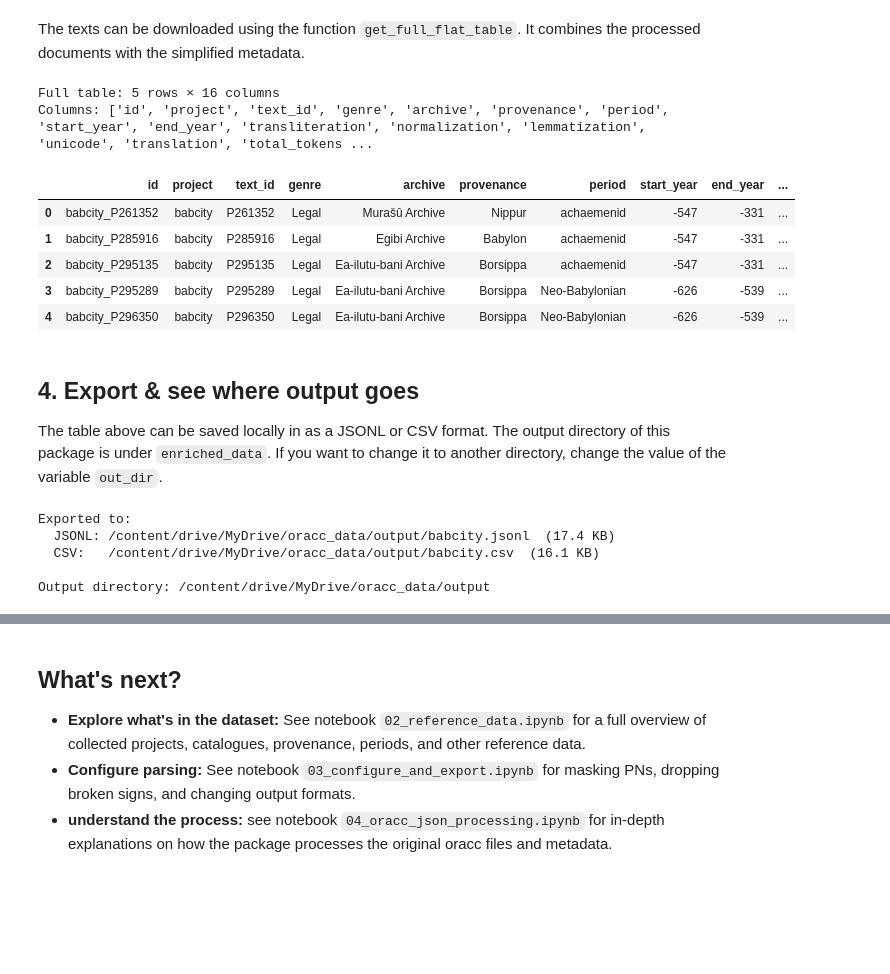
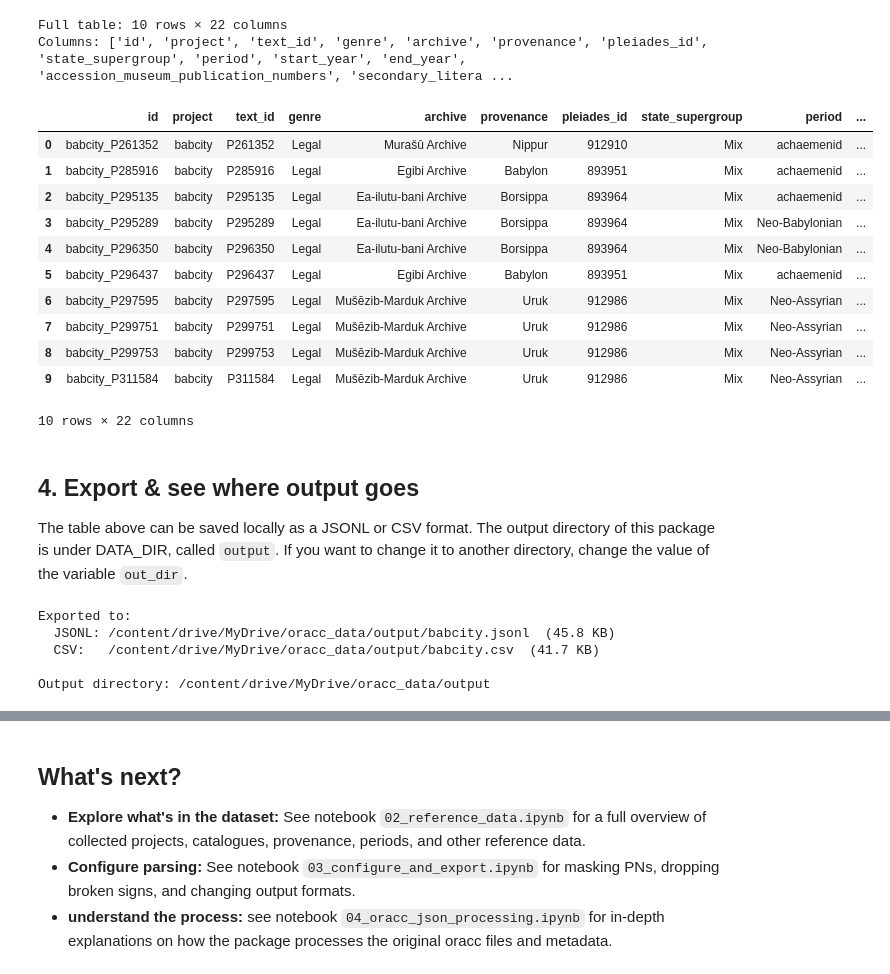
Before and after one commit to shaharspencer/oracc-parser, a Jupyter notebook: notebooks/01_quickstart.ipynb, the cells around one changed output, grey strips where cells are left out. Cells and saved outputs as stored; diff of their text form; code cells hidden in the pictures; blank space fills up the shorter version.

```diff
--- a/notebooks/01_quickstart.ipynb
+++ b/notebooks/01_quickstart.ipynb
@@ -67,23 +93,12 @@ For demonstration purposes, `babcity` was picked below as it is a small project
 # %%
-from oracc_parser import parse_project_from_word_csvs, RunConfig, get_metadata_table
-from oracc_parser.io.word_csv import load_word_csvs_from_dir
-from oracc_parser.settings import WORD_CSV_DIR
+from oracc_parser import parse_project, RunConfig, get_metadata_table
 
-# Change to any project available in oracc_csvs/
 PROJECT = "babcity"
-LIMIT = 5  # Set to None to load all tablets
+LIMIT = 10  # Set to None to load all tablets
 
-project_slug = PROJECT.replace("/", "-")
-project_csv_dir = WORD_CSV_DIR / project_slug
-
-# Loads from disk if already downloaded; downloads from Zenodo otherwise
-word_dfs = load_word_csvs_from_dir(project_csv_dir, project=PROJECT)
-if LIMIT:
-    word_dfs = dict(list(word_dfs.items())[:LIMIT])
-
-config = RunConfig(fetch_translations=False)  # enable after downloading translations from Zenodo
-records = parse_project_from_word_csvs(PROJECT, word_dfs, config=config)
+config = RunConfig(fetch_translations=False, limit=LIMIT)
+records = parse_project(PROJECT, config=config)
 print(f"Loaded {len(records)} tablets from {PROJECT}")
 
-display(get_metadata_table(records))
+get_metadata_table(records)
 # %% [output]
@@ -246,30 +184,34 @@ mār bīti ša Enlil-šum-iddin
-# %% [markdown]
-The texts can be downloaded using the function `get_full_flat_table`. It combines the processed documents with the simplified metadata.
 # %%
-from oracc_parser import get_metadata_table, get_transliterations, get_full_flat_table
+from oracc_parser import get_full_flat_table
 
 # Full flat table — everything in one DataFrame
 flat = get_full_flat_table(records)
 print(f"Full table: {flat.shape[0]} rows × {flat.shape[1]} columns")
 print(f"Columns: {list(flat.columns)}")
-display(flat)
+flat
 # %% [output]
-Full table: 5 rows × 16 columns
-Columns: ['id', 'project', 'text_id', 'genre', 'archive', 'provenance', 'period', 'start_year', 'end_year', 'transliteration', 'normalization', 'lemmatization', 'unicode', 'translation', 'total_tokens ...
+Full table: 10 rows × 22 columns
+Columns: ['id', 'project', 'text_id', 'genre', 'archive', 'provenance', 'pleiades_id', 'state_supergroup', 'period', 'start_year', 'end_year', 'accession_museum_publication_numbers', 'secondary_litera ...
-|  | id | project | text_id | genre | archive | provenance | period | start_year | end_year | ... |
-| 0 | babcity_P261352 | babcity | P261352 | Legal | Murašû Archive | Nippur | achaemenid | -547 | -331 | ... |
-| 1 | babcity_P285916 | babcity | P285916 | Legal | Egibi Archive | Babylon | achaemenid | -547 | -331 | ... |
-| 2 | babcity_P295135 | babcity | P295135 | Legal | Ea-ilutu-bani Archive | Borsippa | achaemenid | -547 | -331 | ... |
-| 3 | babcity_P295289 | babcity | P295289 | Legal | Ea-ilutu-bani Archive | Borsippa | Neo-Babylonian | -626 | -539 | ... |
-| 4 | babcity_P296350 | babcity | P296350 | Legal | Ea-ilutu-bani Archive | Borsippa | Neo-Babylonian | -626 | -539 | ... |
+|  | id | project | text_id | genre | archive | provenance | pleiades_id | state_supergroup | period | ... |
+| 0 | babcity_P261352 | babcity | P261352 | Legal | Murašû Archive | Nippur | 912910 | Mix | achaemenid | ... |
+| 1 | babcity_P285916 | babcity | P285916 | Legal | Egibi Archive | Babylon | 893951 | Mix | achaemenid | ... |
+| 2 | babcity_P295135 | babcity | P295135 | Legal | Ea-ilutu-bani Archive | Borsippa | 893964 | Mix | achaemenid | ... |
+| 3 | babcity_P295289 | babcity | P295289 | Legal | Ea-ilutu-bani Archive | Borsippa | 893964 | Mix | Neo-Babylonian | ... |
+| 4 | babcity_P296350 | babcity | P296350 | Legal | Ea-ilutu-bani Archive | Borsippa | 893964 | Mix | Neo-Babylonian | ... |
+| 5 | babcity_P296437 | babcity | P296437 | Legal | Egibi Archive | Babylon | 893951 | Mix | achaemenid | ... |
+| 6 | babcity_P297595 | babcity | P297595 | Legal | Mušēzib-Marduk Archive | Uruk | 912986 | Mix | Neo-Assyrian | ... |
+| 7 | babcity_P299751 | babcity | P299751 | Legal | Mušēzib-Marduk Archive | Uruk | 912986 | Mix | Neo-Assyrian | ... |
+| 8 | babcity_P299753 | babcity | P299753 | Legal | Mušēzib-Marduk Archive | Uruk | 912986 | Mix | Neo-Assyrian | ... |
+| 9 | babcity_P311584 | babcity | P311584 | Legal | Mušēzib-Marduk Archive | Uruk | 912986 | Mix | Neo-Assyrian | ... |
+10 rows × 22 columns
 # %% [markdown]
 ## 4. Export & see where output goes
 
-The table above can be saved locally in as a JSONL or CSV format. The output directory of this package is under `enriched_data`. If you want to change it to another directory, change the value of the variable `out_dir`.
+The table above can be saved locally as a JSONL or CSV format. The output directory of this package is under DATA_DIR, called `output`. If you want to change it to another directory, change the value of the variable `out_dir`.
 # %%
 from oracc_parser.settings import OUTPUT_DIR
 
-out_dir = OUTPUT_DIR
+out_dir = OUTPUT_DIR # change value if you want to save the output somewhere else
 out_dir.mkdir(parents=True, exist_ok=True)
 
 jsonl_path = out_dir / f"{PROJECT.replace('/', '_')}.jsonl"
@@ -284,7 +226,7 @@ print(f"  CSV:   {csv_path}  ({csv_path.stat().st_size / 1024:.1f} KB)")
 print(f"\nOutput directory: {out_dir}")
 # %% [output]
 Exported to:
-  JSONL: /content/drive/MyDrive/oracc_data/output/babcity.jsonl  (17.4 KB)
-  CSV:   /content/drive/MyDrive/oracc_data/output/babcity.csv  (16.1 KB)
+  JSONL: /content/drive/MyDrive/oracc_data/output/babcity.jsonl  (45.8 KB)
+  CSV:   /content/drive/MyDrive/oracc_data/output/babcity.csv  (41.7 KB)
 
 Output directory: /content/drive/MyDrive/oracc_data/output
```
Also changed, not shown: parts of 21 cells of this notebook.
